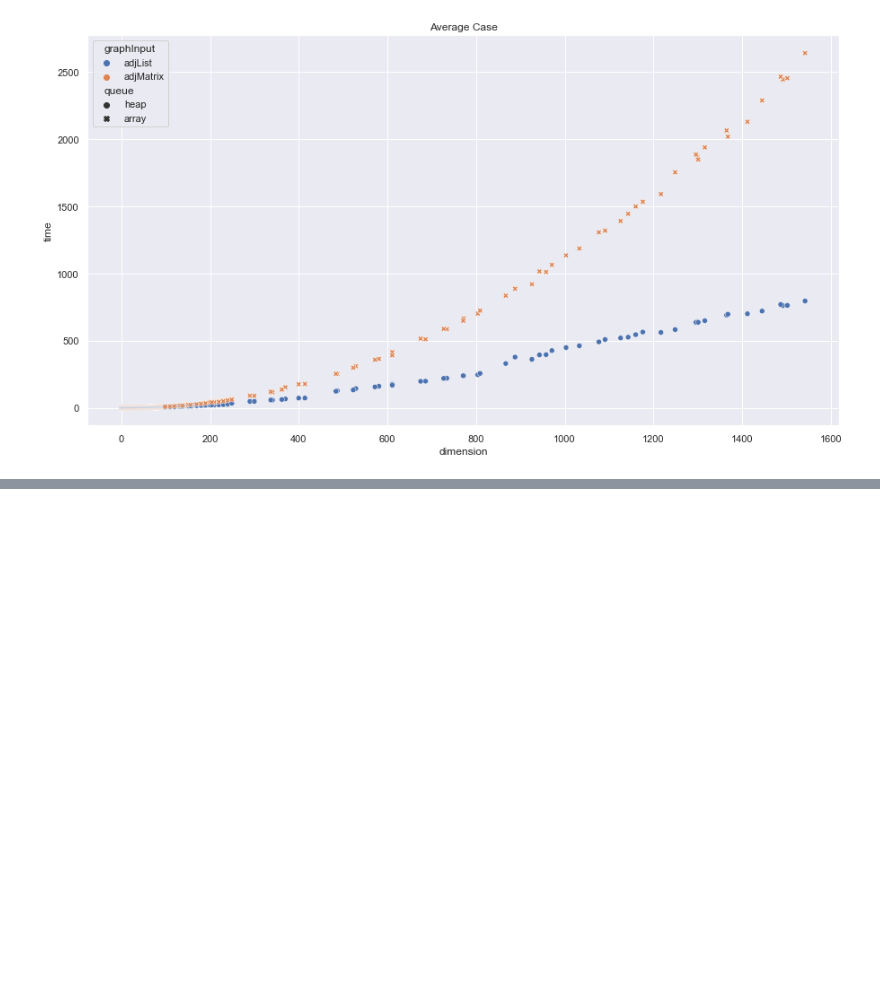
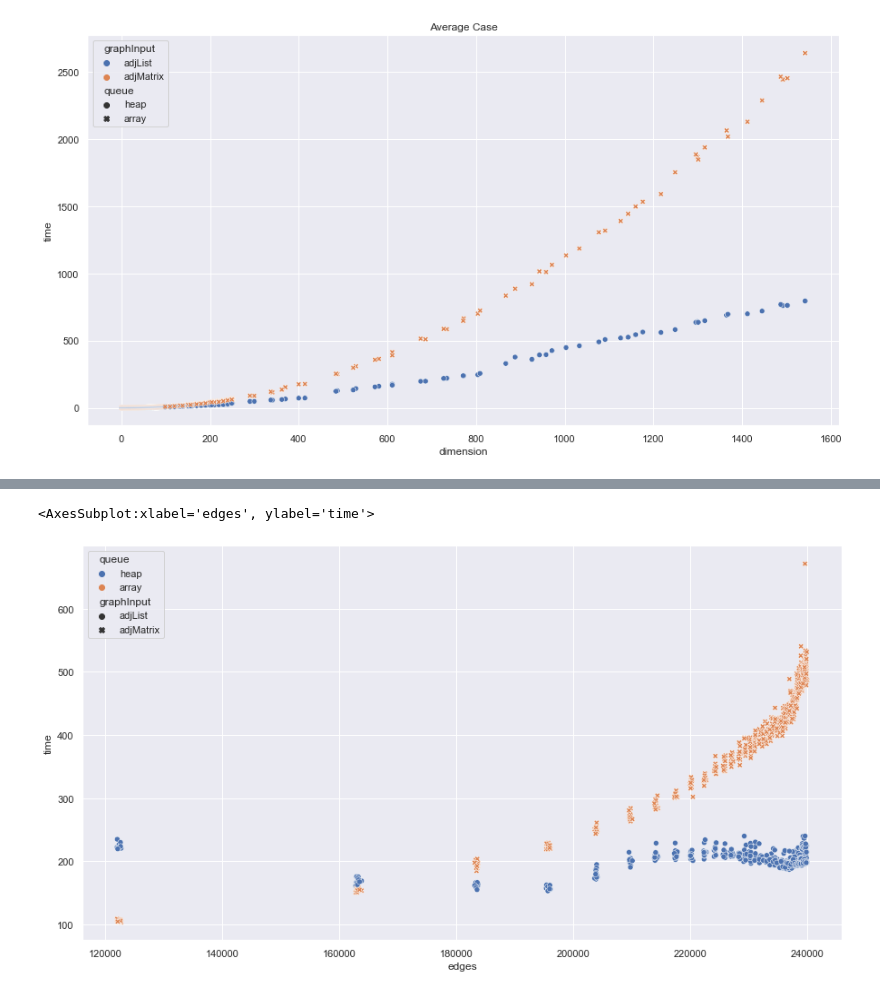
Before and after one commit to TsienJin/SC2001-Group-Projects, a Jupyter notebook: Proj2/Findings.ipynb, the cells around one changed output, grey strips where cells are left out. Cells and saved outputs as stored; diff of their text form; code cells hidden in the pictures; blank space fills up the shorter version.

Commit message:
Data and findings

```diff
--- a/Proj2/Findings.ipynb
+++ b/Proj2/Findings.ipynb
@@ -114,0 +115,7 @@ compPlot(dataframe=bothDF, col="case", title="Comparing graphs")
+# %%
+crossOver = pd.read_csv("./results/compareCrossOver.csv")
+crossOver = crossOver[crossOver["maxWeight"]!=0]
+crossOver = crossOver[((crossOver["queue"] == "array") & (crossOver["graphInput"]=="adjMatrix")) | ((crossOver["queue"]=="heap") & (crossOver["graphInput"]=="adjList"))]
+crossOver["algo"] = [""] * crossOver.shape[0]
+
+crossOver
@@ -114,0 +136,5 @@ compPlot(dataframe=bothDF, col="case", title="Comparing graphs")
+# %%
+sns.scatterplot(data=crossOver, x="edges", y="time", hue="queue", style="graphInput")
+# %% [output]
+<AxesSubplot:xlabel='edges', ylabel='time'>
+[figure, added]
```
Also changed, not shown: parts of 15 cells of this notebook, 2 other files.
